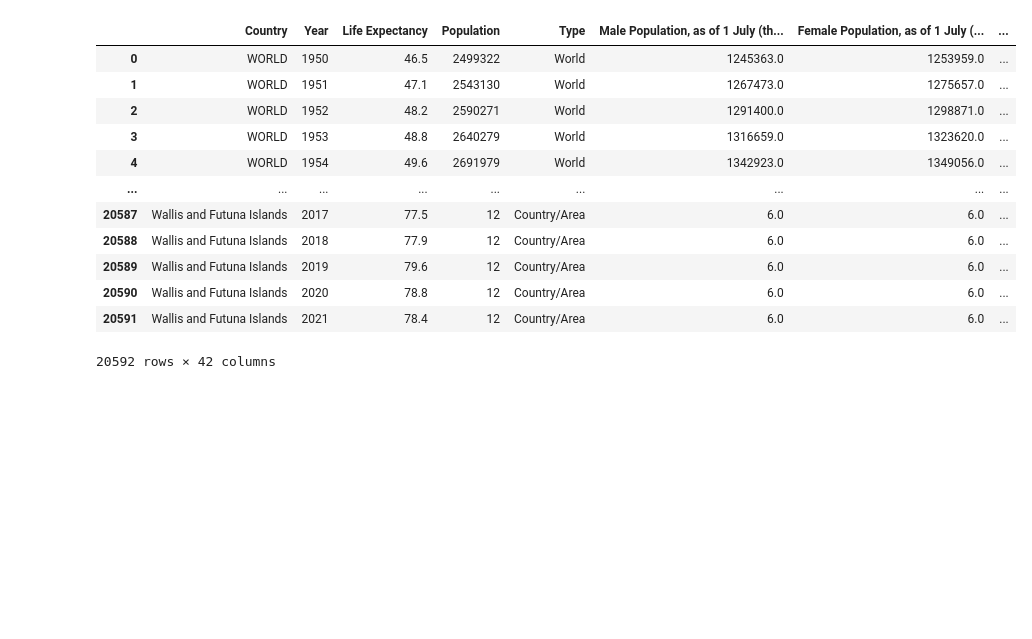
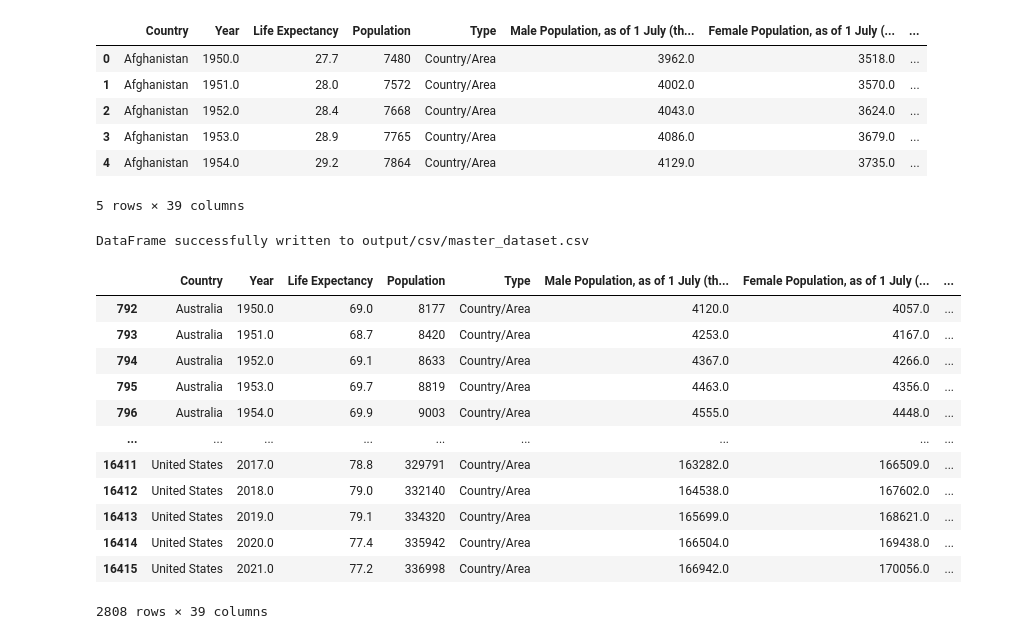
Before and after one commit to kevinzhouhogwarts/project-1-team-1, a Jupyter notebook: merge_master.ipynb, the cells around one changed output. Cells and saved outputs as stored; diff of their text form; code cells hidden in the pictures; blank space fills up the shorter version.

```diff
--- a/merge_master.ipynb
+++ b/merge_master.ipynb
@@ -92,0 +146,13 @@ display(gbp_data_df)
+# %%
+# Replace country names in the country column
+life_expectancy_countries_df['Country'] = life_expectancy_countries_df['Country'].replace(rename_mapping)
+gdp_file_df['Country'] = gdp_file_df['Country'].replace(rename_mapping)
+health_expend_df['Country'] = health_expend_df['Country'].replace(rename_mapping)
+world_bank_df['country name'] = world_bank_df['country name'].replace(rename_mapping)
+gbp_data_df['location'] = gbp_data_df['location'].replace(rename_mapping)
+
+print(f"{life_expectancy_countries_df[life_expectancy_countries_df['Country'].isin(oecd_countries)]['Country'].unique().tolist()}\n")
+print(f"{gdp_file_df[gdp_file_df['Country'].isin(oecd_countries)]['Country'].unique().tolist()}\n")
+print(f"{health_expend_df[health_expend_df['Country'].isin(oecd_countries)]['Country'].unique().tolist()}\n")
+print(f"{world_bank_df [world_bank_df['country name'].isin(oecd_countries)]['country name'].unique().tolist()}\n")
+print(f"{gbp_data_df[gbp_data_df['location'].isin(oecd_countries)]['location'].unique().tolist()}")
@@ -92,0 +169,5 @@ display(gbp_data_df)
+# %%
+# Rename useful columns before merging
+
+world_bank_df = world_bank_df.rename(columns={"country name":"Country", "year":"Year"})
+gbp_data_df = gbp_data_df.rename(columns={"location":"Country", "year":"Year"})
@@ -93,6 +176,6 @@ display(gbp_data_df)
 # %%
 # Merging Life Expentancy and GDP file on Country and Year
-combined_le_gdp = pd.merge(life_expectancy_df, gdp_file_df, on=["Country","Year"] , how="left")
-combined_le_gdp
+combined_le_gdp = pd.merge(life_expectancy_countries_df, gdp_file_df, on=["Country","Year"] , how="left")
+combined_le_gdp.head()
 # %% [output]
 |  | Country | Year | Life Expectancy | Population | Type | Male Population, as of 1 July (th... | Female Population, as of 1 July (... | ... |
@@ -129,9 +198,6 @@ combined_le_gdp_he
 # %%
-# Rename useful columns before merging
-renamed_wb = world_bank_df.rename(columns={"country name":"Country", "year":"Year"})
-
 # Merging Life Expentancy,GDP,Health Expenditure file with world_bank_df on Country and Year
-combined_le_gdp_he_wb = pd.merge(combined_le_gdp_he, renamed_wb, on=["Country","Year"] , how="left")
-combined_le_gdp_he_wb
+combined_le_gdp_he_wb = pd.merge(combined_le_gdp_he, world_bank_df, on=["Country","Year"] , how="left")
+combined_le_gdp_he_wb.head()
 # %% [output]
 |  | Country | Year | Life Expectancy | Population | Type | Male Population, as of 1 July (th... | Female Population, as of 1 July (... | ... |
@@ -150,30 +210,40 @@ combined_le_gdp_he_wb
 # %%
-# Rename useful columns before merging
-renamed_gbp = gbp_data_df.rename(columns={"location":"Country", "year":"Year"})
-renamed_gbp
-
 # Merging Life Expentancy,GDP,Health Expenditure, world_bank_df file with gbp_data_df on Country and Year to get the FINAL FILE
-combined_df = pd.merge(combined_le_gdp_he_wb, renamed_wb, on=["Country","Year"] , how="left")
-combined_df
+final_df = pd.merge(combined_le_gdp_he_wb, gbp_data_df, on=["Country","Year"] , how="left")
+final_df.head()
 # %% [output]
 |  | Country | Year | Life Expectancy | Population | Type | Male Population, as of 1 July (th... | Female Population, as of 1 July (... | ... |
-| 0 | WORLD | 1950 | 46.5 | 2499322 | World | 1245363.0 | 1253959.0 | ... |
-| 1 | WORLD | 1951 | 47.1 | 2543130 | World | 1267473.0 | 1275657.0 | ... |
-| 2 | WORLD | 1952 | 48.2 | 2590271 | World | 1291400.0 | 1298871.0 | ... |
-| 3 | WORLD | 1953 | 48.8 | 2640279 | World | 1316659.0 | 1323620.0 | ... |
-| 4 | WORLD | 1954 | 49.6 | 2691979 | World | 1342923.0 | 1349056.0 | ... |
-| ... | ... | ... | ... | ... | ... | ... | ... | ... |
-| 20587 | Wallis and Futuna Islands | 2017 | 77.5 | 12 | Country/Area | 6.0 | 6.0 | ... |
-| 20588 | Wallis and Futuna Islands | 2018 | 77.9 | 12 | Country/Area | 6.0 | 6.0 | ... |
-| 20589 | Wallis and Futuna Islands | 2019 | 79.6 | 12 | Country/Area | 6.0 | 6.0 | ... |
-| 20590 | Wallis and Futuna Islands | 2020 | 78.8 | 12 | Country/Area | 6.0 | 6.0 | ... |
-| 20591 | Wallis and Futuna Islands | 2021 | 78.4 | 12 | Country/Area | 6.0 | 6.0 | ... |
+| 0 | Afghanistan | 1950.0 | 27.7 | 7480 | Country/Area | 3962.0 | 3518.0 | ... |
+| 1 | Afghanistan | 1951.0 | 28.0 | 7572 | Country/Area | 4002.0 | 3570.0 | ... |
+| 2 | Afghanistan | 1952.0 | 28.4 | 7668 | Country/Area | 4043.0 | 3624.0 | ... |
+| 3 | Afghanistan | 1953.0 | 28.9 | 7765 | Country/Area | 4086.0 | 3679.0 | ... |
+| 4 | Afghanistan | 1954.0 | 29.2 | 7864 | Country/Area | 4129.0 | 3735.0 | ... |
-20592 rows × 42 columns
+5 rows × 39 columns
 # %%
 # Specify the file path where you want to save the CSV file
-csv_file_path = '../output/csv/life_expectancy.csv'
+csv_file_path = 'output/csv/master_dataset.csv'
 
 # Write final_df to CSV
 final_df.to_csv(csv_file_path, index=False)
 
 print(f"DataFrame successfully written to {csv_file_path}")
+# %% [output]
+DataFrame successfully written to output/csv/master_dataset.csv
+# %%
+# Keep just the countries
+final_countries_df = final_df[final_df['Country'].isin(oecd_countries)]
+final_countries_df
+# %% [output]
+|  | Country | Year | Life Expectancy | Population | Type | Male Population, as of 1 July (th... | Female Population, as of 1 July (... | ... |
+| 792 | Australia | 1950.0 | 69.0 | 8177 | Country/Area | 4120.0 | 4057.0 | ... |
+| 793 | Australia | 1951.0 | 68.7 | 8420 | Country/Area | 4253.0 | 4167.0 | ... |
+| 794 | Australia | 1952.0 | 69.1 | 8633 | Country/Area | 4367.0 | 4266.0 | ... |
+| 795 | Australia | 1953.0 | 69.7 | 8819 | Country/Area | 4463.0 | 4356.0 | ... |
+| 796 | Australia | 1954.0 | 69.9 | 9003 | Country/Area | 4555.0 | 4448.0 | ... |
+| ... | ... | ... | ... | ... | ... | ... | ... | ... |
+| 16411 | United States | 2017.0 | 78.8 | 329791 | Country/Area | 163282.0 | 166509.0 | ... |
+| 16412 | United States | 2018.0 | 79.0 | 332140 | Country/Area | 164538.0 | 167602.0 | ... |
+| 16413 | United States | 2019.0 | 79.1 | 334320 | Country/Area | 165699.0 | 168621.0 | ... |
+| 16414 | United States | 2020.0 | 77.4 | 335942 | Country/Area | 166504.0 | 169438.0 | ... |
+| 16415 | United States | 2021.0 | 77.2 | 336998 | Country/Area | 166942.0 | 170056.0 | ... |
+2808 rows × 39 columns
```
Also changed, not shown: parts of 22 cells of this notebook.
